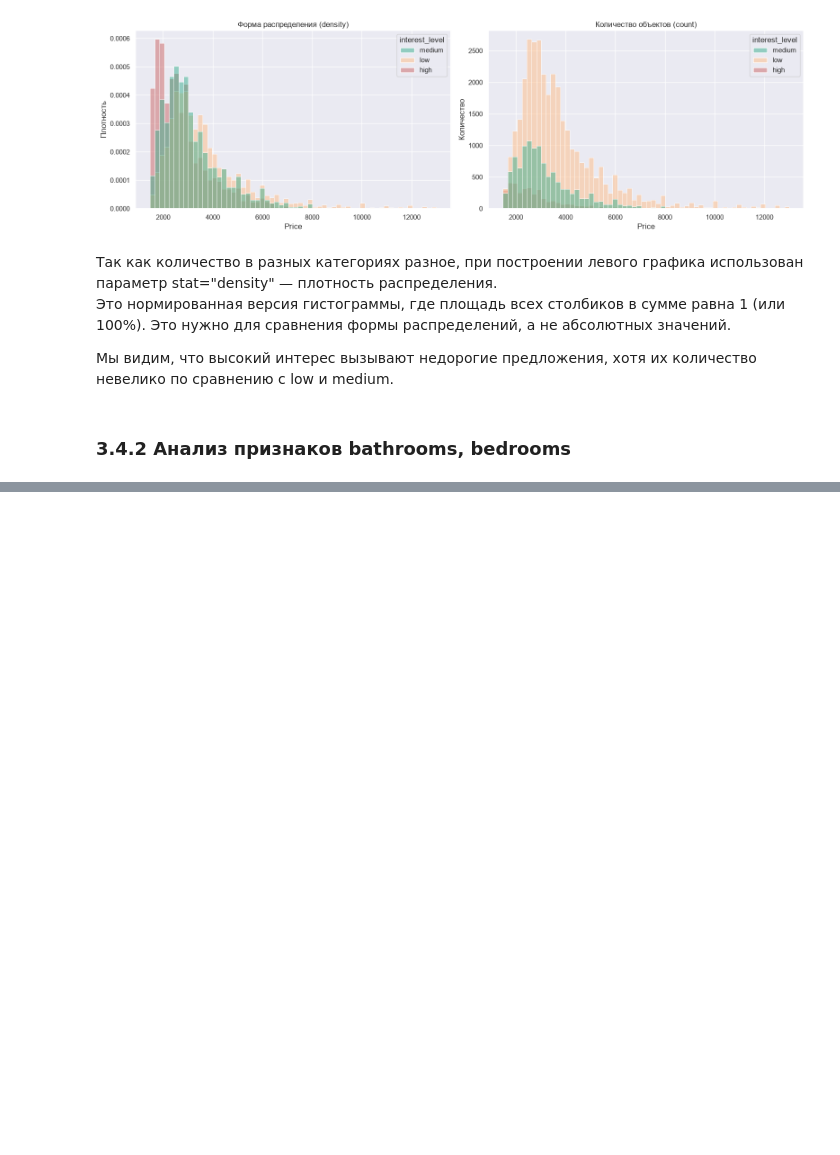
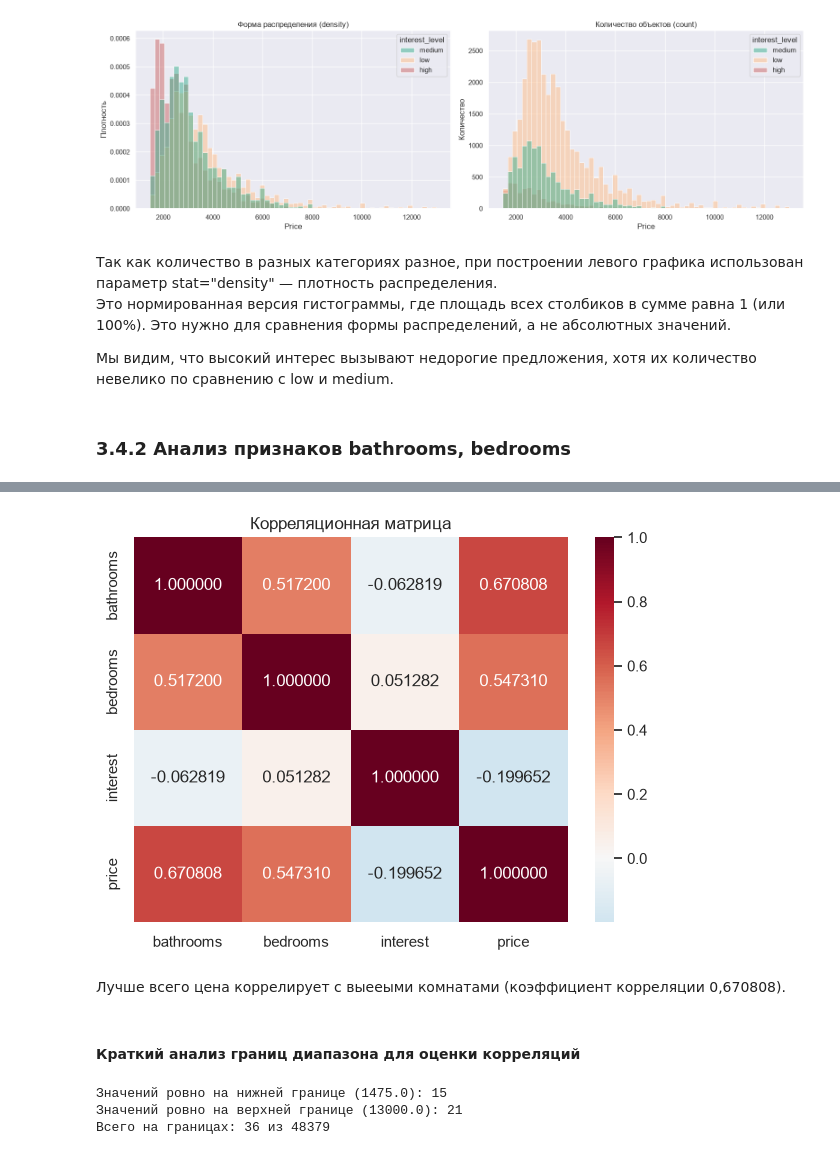
Before and after one commit to giperadmin/intro_in_ml_1, a Jupyter notebook: ML1_Introduction_jacquieb.ipynb, the cells around one changed output, grey strips where cells are left out. Drawn from its saved outputs; the diff is of its cells as text; code cells hidden in the pictures; blank space fills up the shorter version.

```diff
--- a/ML1_Introduction_jacquieb.ipynb
+++ b/ML1_Introduction_jacquieb.ipynb
@@ -460,0 +507,19 @@ plt.show()
+# %%
+# Формируем корреляционную матрицу для базовых признаков и цены.
+# correlation_data = filtered_data[
+#     (filtered_data["price"] > lower_price)
+#     & (filtered_data["price"] < upper_price)
+# ].copy() # исключаем сами границы 1-го и 99-го перцентилей
+
+correlation_data = filtered_data[
+    filtered_data["price"].between(lower_price, upper_price, inclusive="neither")
+].copy()
+
+
+
+correlation_data = correlation_data[
+    ["bathrooms", "bedrooms", "interest_level_encoded", "price"]
+].rename(columns={"interest_level_encoded": "interest"})
+
+corr_matrix = correlation_data.corr()
+corr_matrix
@@ -460,0 +532,27 @@ plt.show()
+# %%
+# Визуализируем корреляции с помощью heatmap.
+plt.figure(figsize=(7, 5))
+sns.heatmap(corr_matrix, annot=True, cmap="RdBu_r", center=0, fmt=".6f")
+cmaps = ["coolwarm", "RdBu_r", "viridis", "plasma", "magma", "Blues", "RdYlGn", "PiYG"]
+plt.title("Корреляционная матрица")
+plt.show()
+# %% [output]
+[figure, added]
+# %% [markdown]
+Лучше всего цена коррелирует с выееыми комнатами (коэффициент корреляции 0,670808).
+# %% [markdown]
+#### Краткий анализ границ диапазона для оценки корреляций
+# %%
+# Считаем количество значений, строго равных нижней границе
+lower_count = (filtered_data["price"] == lower_price).sum()
+
+# Считаем количество значений, строго равных верхней границе
+upper_count = (filtered_data["price"] == upper_price).sum()
+
+print(f"Значений ровно на нижней границе ({lower_price}): {lower_count}")
+print(f"Значений ровно на верхней границе ({upper_price}): {upper_count}")
+print(f"Всего на границах: {lower_count + upper_count} из {len(filtered_data)}")
+# %% [output]
+Значений ровно на нижней границе (1475.0): 15
+Значений ровно на верхней границе (13000.0): 21
+Всего на границах: 36 из 48379
```
Also changed, not shown: parts of 21 cells of this notebook, 1 other file.
